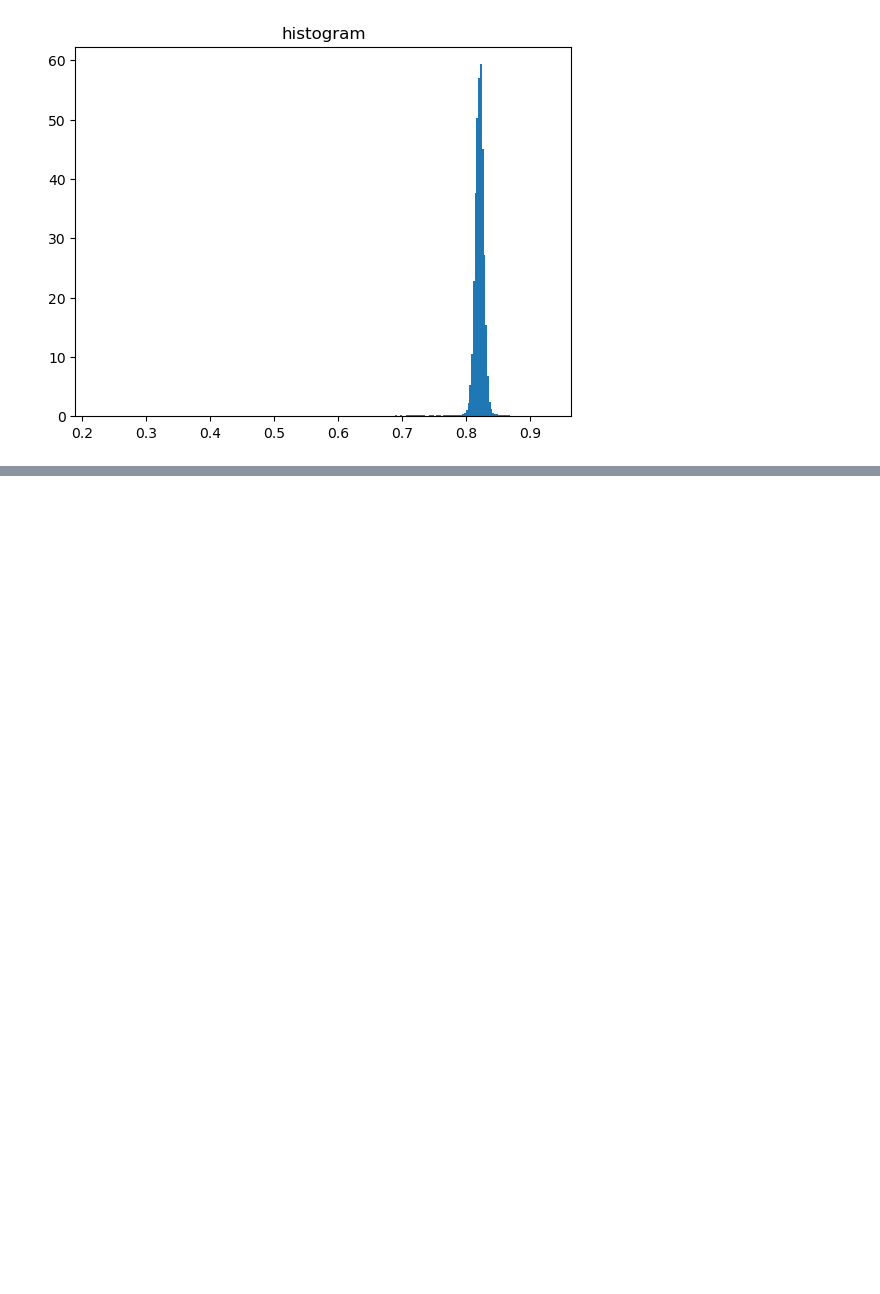
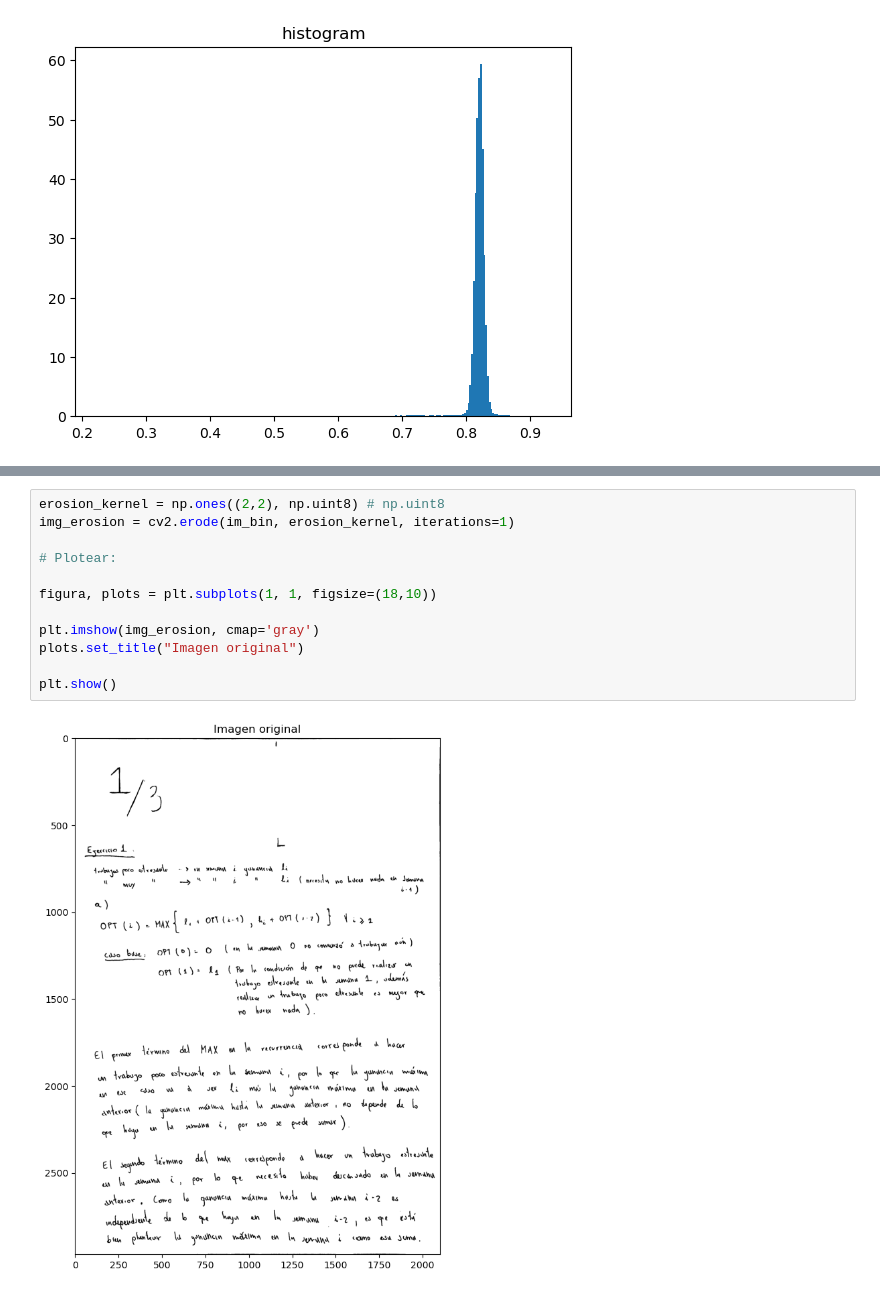
Before and after one commit to nacjck/timag-proyecto, a Jupyter notebook: Untitled.ipynb, the cells around one changed output, grey strips where cells are left out. Cells and saved outputs as stored; diff of their text form; blank space fills up the shorter version.

```diff
--- a/Untitled.ipynb
+++ b/Untitled.ipynb
@@ -243,0 +274,14 @@ plt.show()
+# %%
+erosion_kernel = np.ones((2,2), np.uint8) # np.uint8
+img_erosion = cv2.erode(im_bin, erosion_kernel, iterations=1)
+
+# Plotear:
+
+figura, plots = plt.subplots(1, 1, figsize=(18,10))
+
+plt.imshow(img_erosion, cmap='gray')
+plots.set_title("Imagen original")
+
+plt.show()
+# %% [output]
+[figure, added]
```
Also changed, not shown: parts of 3 cells of this notebook, 1 other file.
